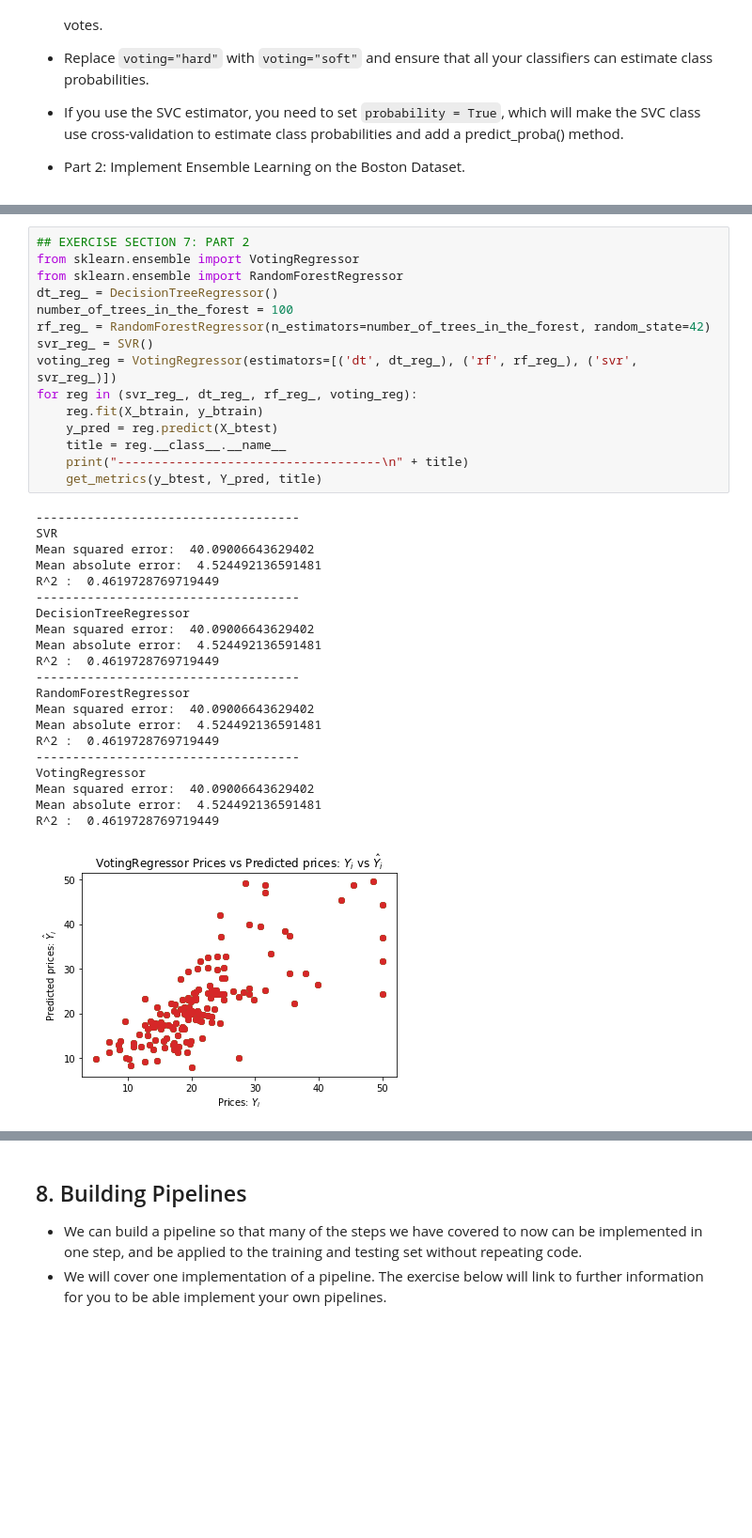
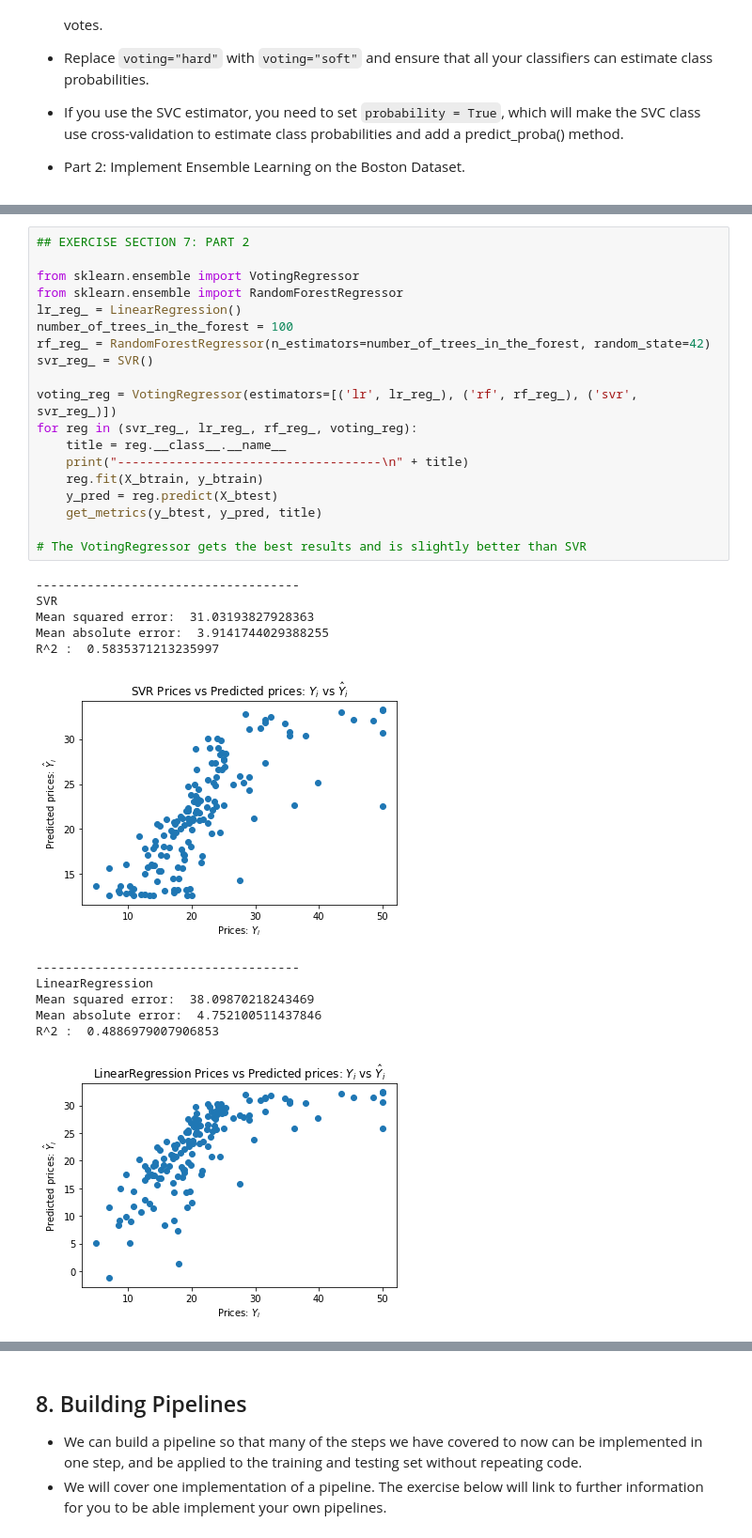
Before and after one commit to arame/Python-Machine-Learning-Code, a Jupyter notebook: Oxford_scikit_learn.ipynb, the cells around one changed output, grey strips where cells are left out. Shown at 94% size. Drawn from its saved outputs; the diff is of its cells as text; blank space fills up the shorter version.

```diff
--- a/Oxford_scikit_learn.ipynb
+++ b/Oxford_scikit_learn.ipynb
@@ -910,38 +914,33 @@ SVC 0.9239766081871345
 VotingClassifier 0.9473684210526315
 # %%
 ## EXERCISE SECTION 7: PART 2
+
 from sklearn.ensemble import VotingRegressor
 from sklearn.ensemble import RandomForestRegressor
-dt_reg_ = DecisionTreeRegressor()
+lr_reg_ = LinearRegression()
 number_of_trees_in_the_forest = 100
 rf_reg_ = RandomForestRegressor(n_estimators=number_of_trees_in_the_forest, random_state=42)
 svr_reg_ = SVR()
-voting_reg = VotingRegressor(estimators=[('dt', dt_reg_), ('rf', rf_reg_), ('svr', svr_reg_)])
-for reg in (svr_reg_, dt_reg_, rf_reg_, voting_reg):
+
+voting_reg = VotingRegressor(estimators=[('lr', lr_reg_), ('rf', rf_reg_), ('svr', svr_reg_)])
+for reg in (svr_reg_, lr_reg_, rf_reg_, voting_reg):
+    title = reg.__class__.__name__
+    print("------------------------------------\n" + title)
     reg.fit(X_btrain, y_btrain)
     y_pred = reg.predict(X_btest)
-    title = reg.__class__.__name__
-    print("------------------------------------\n" + title)
-    get_metrics(y_btest, Y_pred, title)
+    get_metrics(y_btest, y_pred, title)
+
+# The VotingRegressor gets the best results and is slightly better than SVR
 # %% [output]
 ------------------------------------
 SVR
-Mean squared error:  40.09006643629402
-Mean absolute error:  4.524492136591481
-R^2 :  0.4619728769719449
-------------------------------------
-DecisionTreeRegressor
-Mean squared error:  40.09006643629402
-Mean absolute error:  4.524492136591481
-R^2 :  0.4619728769719449
-------------------------------------
-RandomForestRegressor
-Mean squared error:  40.09006643629402
-Mean absolute error:  4.524492136591481
-R^2 :  0.4619728769719449
-------------------------------------
-VotingRegressor
-Mean squared error:  40.09006643629402
-Mean absolute error:  4.524492136591481
-R^2 :  0.4619728769719449
+Mean squared error:  31.03193827928363
+Mean absolute error:  3.9141744029388255
+R^2 :  0.5835371213235997
-[figure, old version]
+[figure, new version]
+------------------------------------
+LinearRegression
+Mean squared error:  38.09870218243469
+Mean absolute error:  4.752100511437846
+R^2 :  0.4886979007906853
+[figure, added]
```
Also changed, not shown: parts of 10 cells of this notebook.
